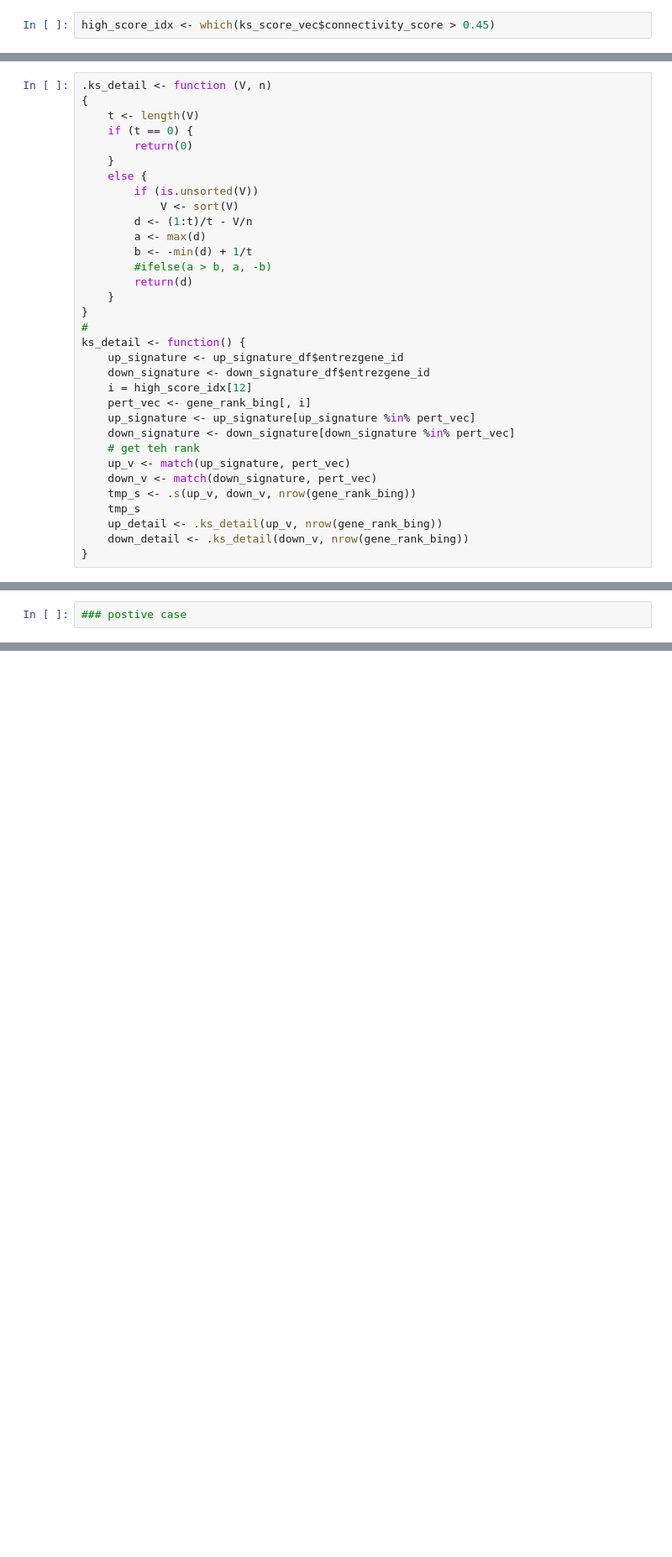
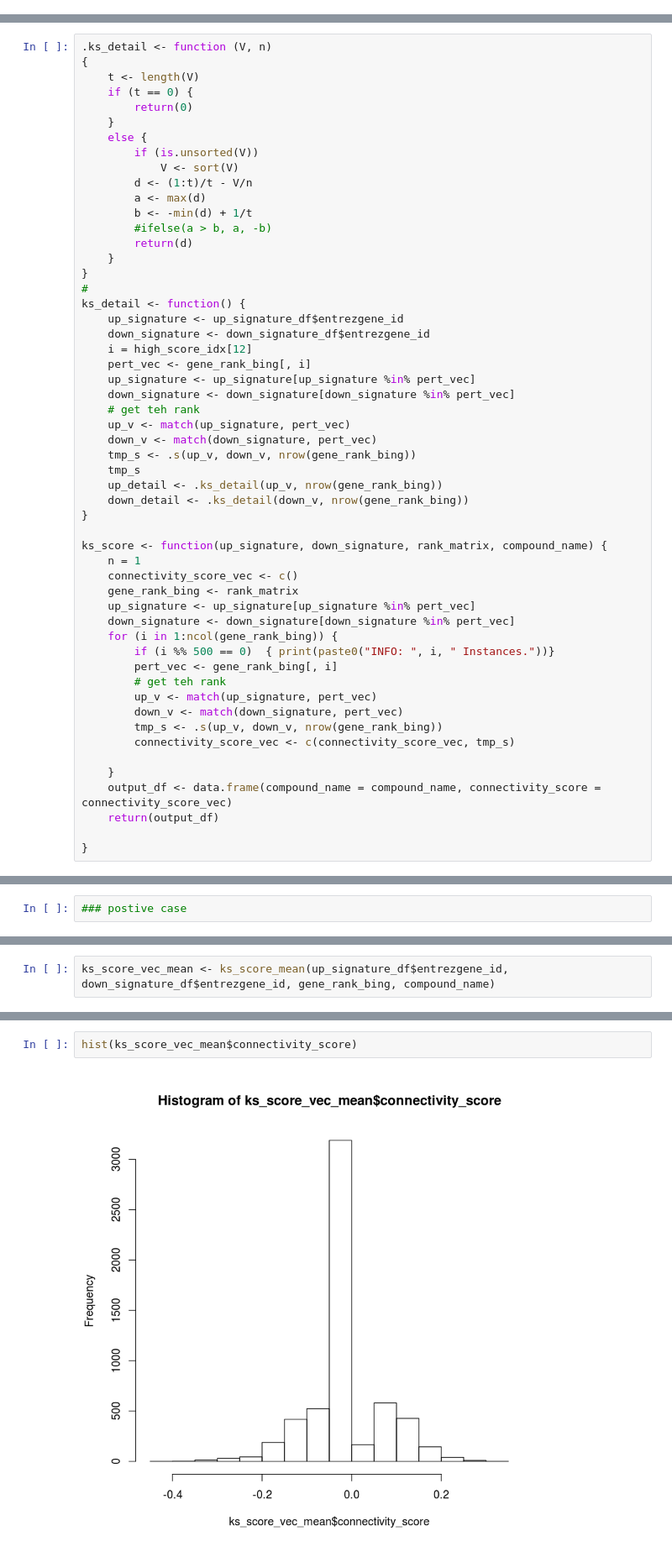
Before and after one commit to Joker-Jerome/dr_multiomics, a Jupyter notebook: code/analsyis_score.ipynb, the cells around one changed output, grey strips where cells are left out. Shown at 84% size. Saved outputs shown, nothing was run; the diff lists cells and outputs as text; blank space fills up the shorter version.

```diff
--- a/code/analsyis_score.ipynb
+++ b/code/analsyis_score.ipynb
@@ -111,2 +156,0 @@ which(ks_score_vec$connectivity_score > 0.45)
-# %%
-high_score_idx <- which(ks_score_vec$connectivity_score > 0.45)
@@ -211,6 +317,27 @@ ks_detail <- function() {
     up_detail <- .ks_detail(up_v, nrow(gene_rank_bing))
     down_detail <- .ks_detail(down_v, nrow(gene_rank_bing))
 }
+
+ks_score <- function(up_signature, down_signature, rank_matrix, compound_name) {
+    n = 1
+    connectivity_score_vec <- c()
+    gene_rank_bing <- rank_matrix
+    up_signature <- up_signature[up_signature %in% pert_vec]
+    down_signature <- down_signature[down_signature %in% pert_vec]
+    for (i in 1:ncol(gene_rank_bing)) {
+        if (i %% 500 == 0)  { print(paste0("INFO: ", i, " Instances."))}
+        pert_vec <- gene_rank_bing[, i]
+        # get teh rank
+        up_v <- match(up_signature, pert_vec)
+        down_v <- match(down_signature, pert_vec)
+        tmp_s <- .s(up_v, down_v, nrow(gene_rank_bing))
+        connectivity_score_vec <- c(connectivity_score_vec, tmp_s)
+
+    }
+    output_df <- data.frame(compound_name = compound_name, connectivity_score = connectivity_score_vec)
+    return(output_df)
+
+}
 # %%
 .ks(up_v, nrow(gene_rank_bing))
 # %% [output]
@@ -300,0 +511,2 @@ ks_detail <- function() {
+# %%
+ks_score_vec_mean <- ks_score_mean(up_signature_df$entrezgene_id, down_signature_df$entrezgene_id, gene_rank_bing, compound_name)
@@ -300,0 +525,4 @@ ks_detail <- function() {
+# %%
+hist(ks_score_vec_mean$connectivity_score)
+# %% [output]
+[figure, added]
```
Also changed, not shown: parts of 49 cells of this notebook, 9 other files.
